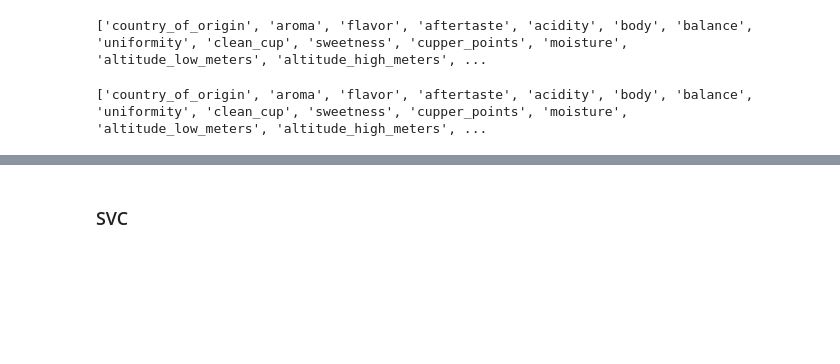
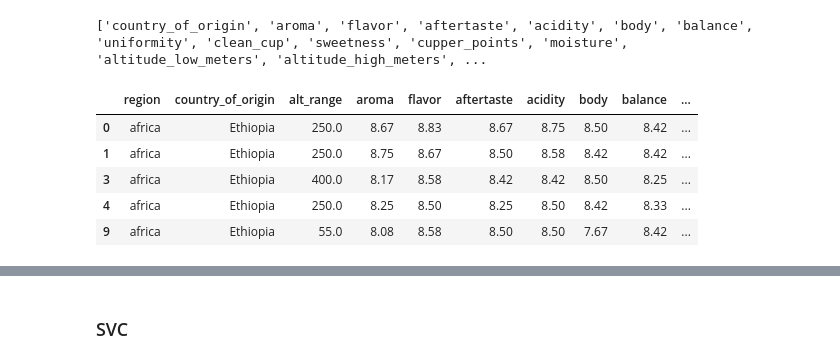
Before and after one commit to alexpfox/coffeequalitygraders, a Jupyter notebook: classify_beans.ipynb, the cells around one changed output, grey strips where cells are left out. Drawn from its saved outputs; the diff is of its cells as text; code cells hidden in the pictures; blank space fills up the shorter version.

```diff
--- a/classify_beans.ipynb
+++ b/classify_beans.ipynb
@@ -136,3 +135,43 @@ for row in data_trainer['country_of_origin']:
     region_id_list.append(region_id)
 
 data_trainer['region_id'] = region_id_list
+# %%
+# add flavor v aftertaste
+data_trainer['flavor_aftertaste'] = data_trainer['aftertaste']*data_trainer['flavor']
+# add flavor v aroma
+data_trainer['flavor_aroma'] = data_trainer['flavor']*data_trainer['aroma']
+# add flavor v acidity
+data_trainer['flavor_acidity'] = data_trainer['flavor']*data_trainer['acidity']
+# add flavor v body
+data_trainer['flavor_body'] = data_trainer['flavor']*data_trainer['body']
+# flavor v balance
+data_trainer['flavor_balance'] = data_trainer['flavor']*data_trainer['balance']
+# flavor v cleancup
+data_trainer['flavor_clean_cup'] = data_trainer['flavor']*data_trainer['clean_cup']
+#cupper v flavor,
+data_trainer['flavor_cupper'] = data_trainer['flavor']*data_trainer['cupper_points']
+# add aftertaste w balance
+data_trainer['aftertaste_balance'] = data_trainer['aftertaste']*data_trainer['balance']
+#cupper v aftertaste
+data_trainer['aftertaste_cupper'] = data_trainer['aftertaste']*data_trainer['cupper_points']
+# aftertaste vs acidity
+data_trainer['aftertaste_acidity'] = data_trainer['aftertaste']*data_trainer['acidity']
+# clean cup v aftertaste
+data_trainer['aftertaste_clean_cup'] = data_trainer['aftertaste']*data_trainer['clean_cup']
+# alt_range * flavor?
+data_trainer['aftertaste_alt_range'] = data_trainer['aftertaste']*data_trainer['alt_range']
+#cupper points v balance
+data_trainer['balance_cupper'] = data_trainer['balance']*data_trainer['cupper_points']
+# balance and body
+data_trainer['balance_body'] = data_trainer['balance']*data_trainer['body']
+
+#need to add items as interaction terms to feed as cols to the clf below
+
+data_trainer.head()
+# %% [output]
+|  | region | country_of_origin | alt_range | aroma | flavor | aftertaste | acidity | body | balance | ... |
+| 0 | africa | Ethiopia | 250.0 | 8.67 | 8.83 | 8.67 | 8.75 | 8.50 | 8.42 | ... |
+| 1 | africa | Ethiopia | 250.0 | 8.75 | 8.67 | 8.50 | 8.58 | 8.42 | 8.42 | ... |
+| 3 | africa | Ethiopia | 400.0 | 8.17 | 8.58 | 8.42 | 8.42 | 8.50 | 8.25 | ... |
+| 4 | africa | Ethiopia | 250.0 | 8.25 | 8.50 | 8.25 | 8.50 | 8.42 | 8.33 | ... |
+| 9 | africa | Ethiopia | 55.0 | 8.08 | 8.58 | 8.50 | 8.50 | 7.67 | 8.42 | ... |
@@ -144,4 +188,0 @@ X = data_trainer.iloc[:,3:-1].values # all features, except region_id
-# %%
-print(cols)
-# %% [output]
-['country_of_origin', 'aroma', 'flavor', 'aftertaste', 'acidity', 'body', 'balance', 'uniformity', 'clean_cup', 'sweetness', 'cupper_points', 'moisture', 'altitude_low_meters', 'altitude_high_meters', ...
```
Also changed, not shown: parts of 14 cells of this notebook.
